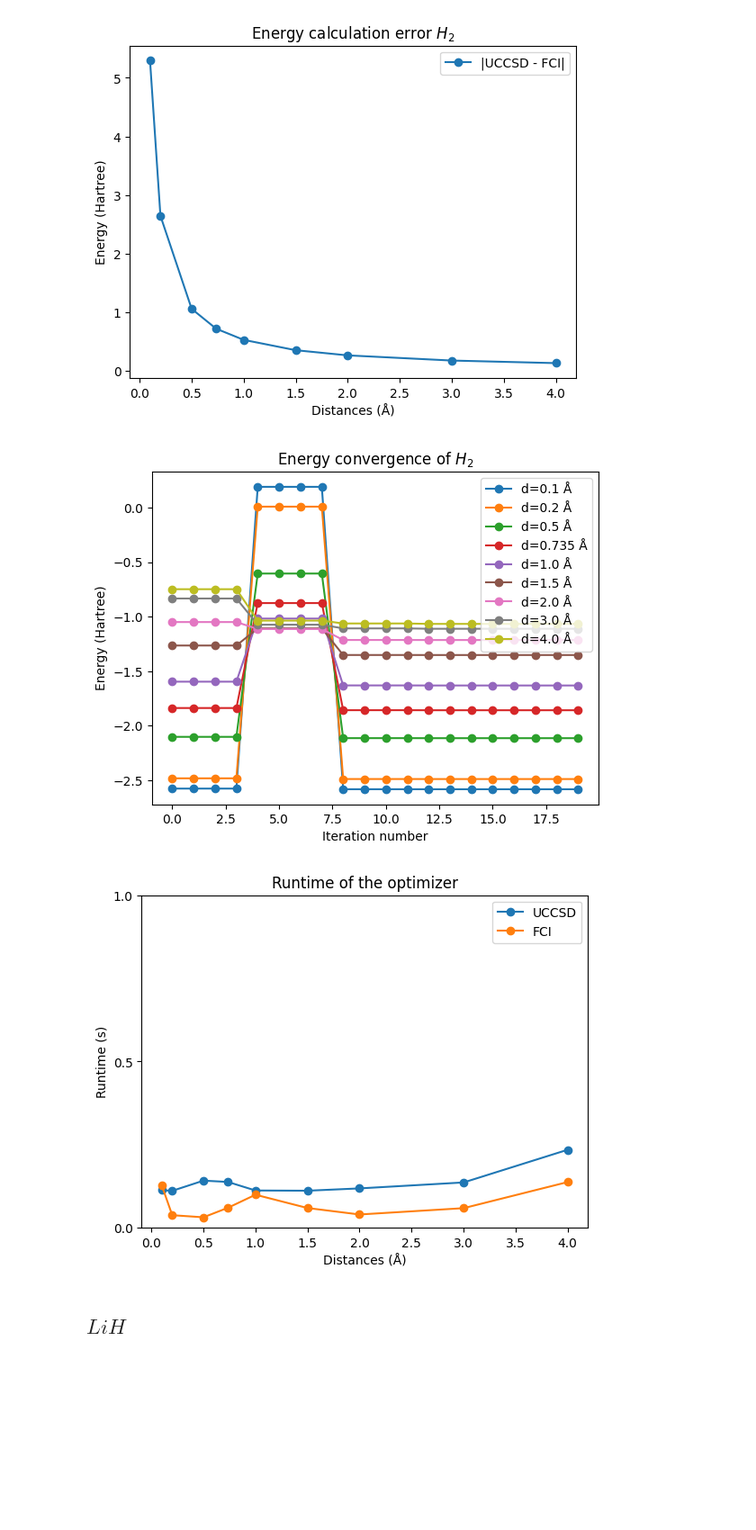
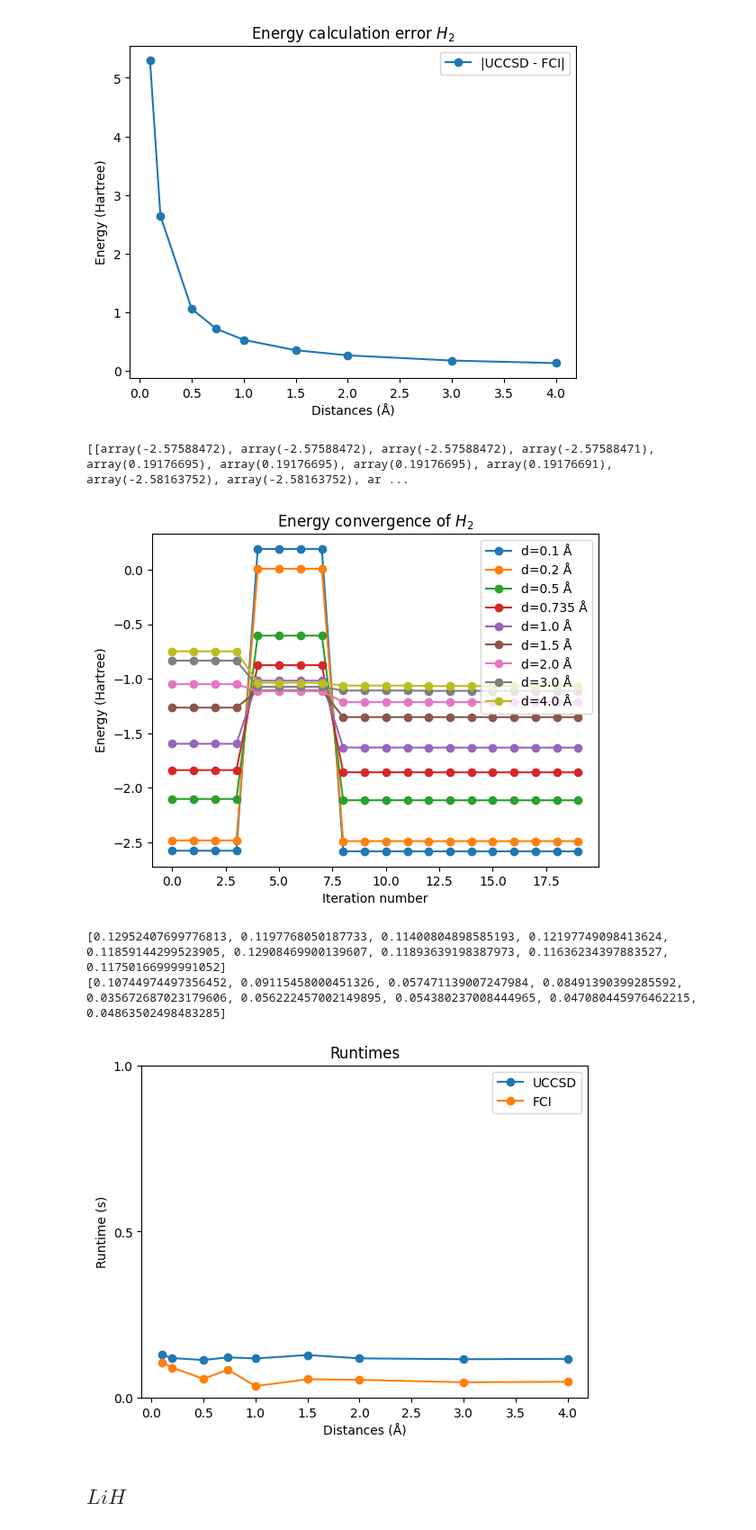
Before and after one commit to naglissul/vqe-analysis-paper, a Jupyter notebook: ANSATZE/UCCSD-simulator.ipynb, the cells around one changed output. Shown at 90% size. Cells and saved outputs as stored; diff of their text form; code cells hidden in the pictures; blank space fills up the shorter version.

```diff
--- a/ANSATZE/UCCSD-simulator.ipynb
+++ b/ANSATZE/UCCSD-simulator.ipynb
@@ -17,10 +18,13 @@ import time
 # %%
 molecules = [
     ("H2", lambda d: f"H .0 .0 .0; H .0 .0 {d}"),
-    ("He", "He .0 .0 .0"),
     ("LiH", lambda d: f"Li .0 .0 .0; H .0 .0 {d}"),
     ("BeH2", lambda d: f"Be .0 .0 .0; H .0 .0 {d}; H .0 .0 {-d}"),
 ]
+mapper = "JW"
+optimizer = L_BFGS_B(tol=1e-5) # maxiter=1000
+estimator = StatevectorEstimator()
+
 
 # for name, geom_fn in molecules:
 #     geom = geom_fn(0.735)
@@ -35,13 +38,8 @@ energies=[]
 fci_runtimes=[]
 fci_energies=[]
 # %%
-from lib.hamiltonian_builder import make_jw_and_uccsd_h2
-
-optimizer = L_BFGS_B(tol=1e-5)
-estimator = StatevectorEstimator()
-
 for i in range(len(distances)):
-    (qubit_hamiltonian, ansatz) = make_jw_and_uccsd_h2(distances[i])
+    (qubit_hamiltonian, ansatz) = h_and_uccsd(mapper="JW", molecule_string=molecules[0][1](distances[i]))
     def estimate_energy(parameters):
         job = estimator.run(
             [(ansatz, qubit_hamiltonian, parameters)]
@@ -96,6 +98,7 @@ plt.show()
 # %% [output]
 [figure]
 # %%
+print(iterations)
 for i in range(len(distances)):
     plt.plot(range(len(iterations[i])), iterations[i], marker='o', linestyle='-', label=f'd={distances[i]} Å')
 plt.legend()
@@ -104,18 +107,23 @@ plt.ylabel('Energy (Hartree)')
 plt.title('Energy convergence of $H_2$')
 plt.show()
 # %% [output]
+[[array(-2.57588472), array(-2.57588472), array(-2.57588472), array(-2.57588471), array(0.19176695), array(0.19176695), array(0.19176695), array(0.19176691), array(-2.58163752), array(-2.58163752), ar ...
 [figure]
 # %%
+print(runtimes)
+print(fci_runtimes)
 plt.plot(distances, runtimes, marker='o', linestyle='-', label="UCCSD")
 plt.plot(distances, fci_runtimes, marker='o', linestyle='-', label="FCI")
 plt.legend()
 plt.xlabel('Distances (Å)')
 plt.yticks(np.arange(0, max(runtimes) + 1, 0.5))
 plt.ylabel('Runtime (s)')
-plt.title('Runtime of the optimizer')
+plt.title('Runtimes')
 plt.show()
 # %% [output]
+[0.12952407699776813, 0.1197768050187733, 0.11400804898585193, 0.12197749098413624, 0.11859144299523905, 0.12908469900139607, 0.11893639198387973, 0.11636234397883527, 0.11750166999991052]
+[0.10744974497356452, 0.09115458000451326, 0.057471139007247984, 0.08491390399285592, 0.035672687023179606, 0.056222457002149895, 0.054380237008444965, 0.047080445976462215, 0.04863502498483285]
-[figure, old version]
+[figure, new version]
 # %% [markdown]
 ## $LiH$
 # %%
```
Also changed, not shown: parts of 19 cells of this notebook, 23 other files.
